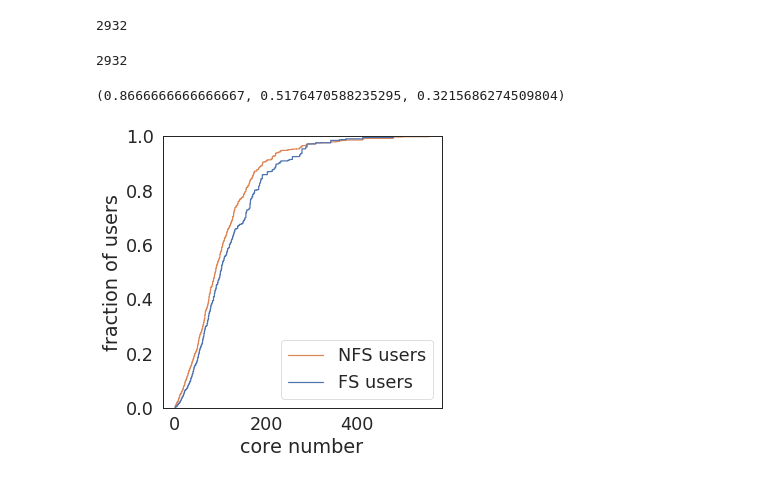
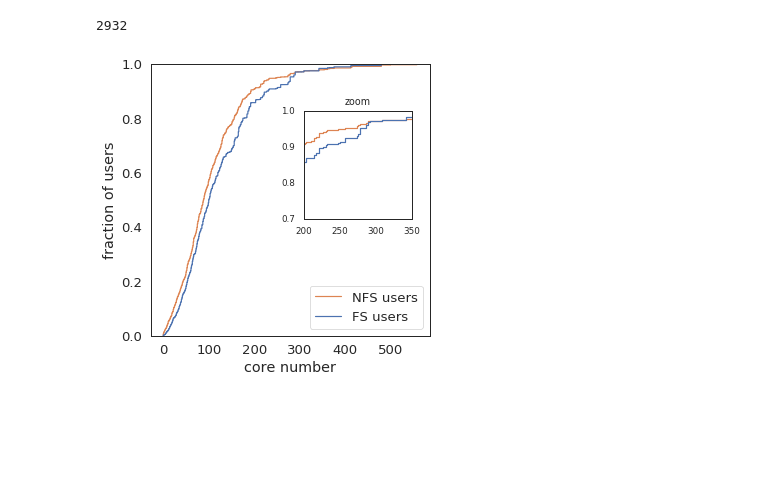
Before and after one commit to hate-alert/Fear-speech-analysis, a Jupyter notebook: Network_analysis.ipynb, the cells around one changed output. Saved outputs shown, nothing was run; the diff lists cells and outputs as text; code cells hidden in the pictures; blank space fills up the shorter version.

```diff
--- a/Network_analysis.ipynb
+++ b/Network_analysis.ipynb
@@ -118,2 +68,7 @@ G=nx.read_weighted_edgelist("Networks/users_network.edgelist.gz")
+# %%
+dict_users_ids={}
+list_users= list(dict_users.keys())
+for i in tqdm(range(len(list_users))):
+    dict_users_ids[dict_users[str(i)]['user_id']]=str(i)
 # %%
-k_cores=nx.algorithms.core.core_number(G)
+k_cores=nx.algorithms.core.core_number(G_new)
@@ -281,0 +139,14 @@ len([x for x in list_cores_nfs if x>=100])/len(list_cores_nfs)
+# %%
+list_cores_fs=[]
+list_cores_nfs=[]
+for index,row in df_user_matched.iterrows():
+    if(row['annotation']=="Fear speech"):
+        try:
+            list_cores_fs.append(k_cores[dict_users_ids[row['user_id']]])
+        except KeyError:
+            list_cores_fs.append(0)
+    else:
+        try:
+            list_cores_nfs.append(k_cores[dict_users_ids[row['user_id']]])
+        except KeyError:
+            list_cores_nfs.append(0)
@@ -288,44 +170,42 @@ user_nfs=df_user_matched[df_user_matched['annotation']=='Non fear speech'].user_
-# %%
-len(user_nfs)
-# %% [output]
-2932
-# %%
-list_cores_nfs=[]
-for user in user_nfs:
-    try:
-        list_cores_nfs.append(k_cores[dict_users_ids_reverse[int(user)]])
-    except:
-        list_cores.append(0)
-# %%
-sns.color_palette()[1]
-# %% [output]
-(0.8666666666666667, 0.5176470588235295, 0.3215686274509804)
 # %%
+import matplotlib.pyplot as plt
+import matplotlib
 matplotlib.rcParams['figure.figsize'] = (5, 5)
 
 #     'weight' : 'normal',
 #     'size'   : 15}
 # matplotlib.rc('font', **font)
 #data_timeline.plot()
-sns.set(context='paper',style='white',font_scale=2.0)
+sns.set(context='paper',style='white',font_scale=1.5)
 
 font = {
     'weight' : 'normal',
     'size'   : 11}
 #ax = sns.histplot(x=list_cores_nfs,bins=50,color='#DE8F05')
 ax=sns.ecdfplot(x=list_cores_nfs,color=sns.color_palette()[1])
 ax=sns.ecdfplot(x=list_cores_fs,color=sns.color_palette()[0])
 
 plt.xlabel('core number')
 plt.ylabel('fraction of users')
 #ax.set(ylim=(0, 1000))
 plt.legend(['NFS users','FS users'])
+
+sns.set(context='paper',style='white',font_scale=1.0)
+
+ax2 = plt.axes([0.55, 0.45, .3, .3])
+sns.ecdfplot(x=list_cores_nfs,color=sns.color_palette()[1], ax=ax2)
+sns.ecdfplot(x=list_cores_fs,color=sns.color_palette()[0],ax=ax2)
+
+ax2.set_title('zoom')
+ax2.set_xlim([200,350])
+ax2.set_ylim([0.7,1])
+plt.ylabel('')
 #plt.yscale('log')
-plt.savefig('../Fear_speech_results/kcore_non_users.pdf',bbox_inches='tight',dpi=400)
+plt.savefig('../Fear_speech_results/kcore_cdf.pdf',bbox_inches='tight',dpi=400)
 
 plt.show()
 # %% [output]
-[figure, old version]
+[figure, new version]
 # %%
 from numpy.random import seed
 from numpy.random import randn
```
Also changed, not shown: parts of 56 cells of this notebook, 20 other files.
